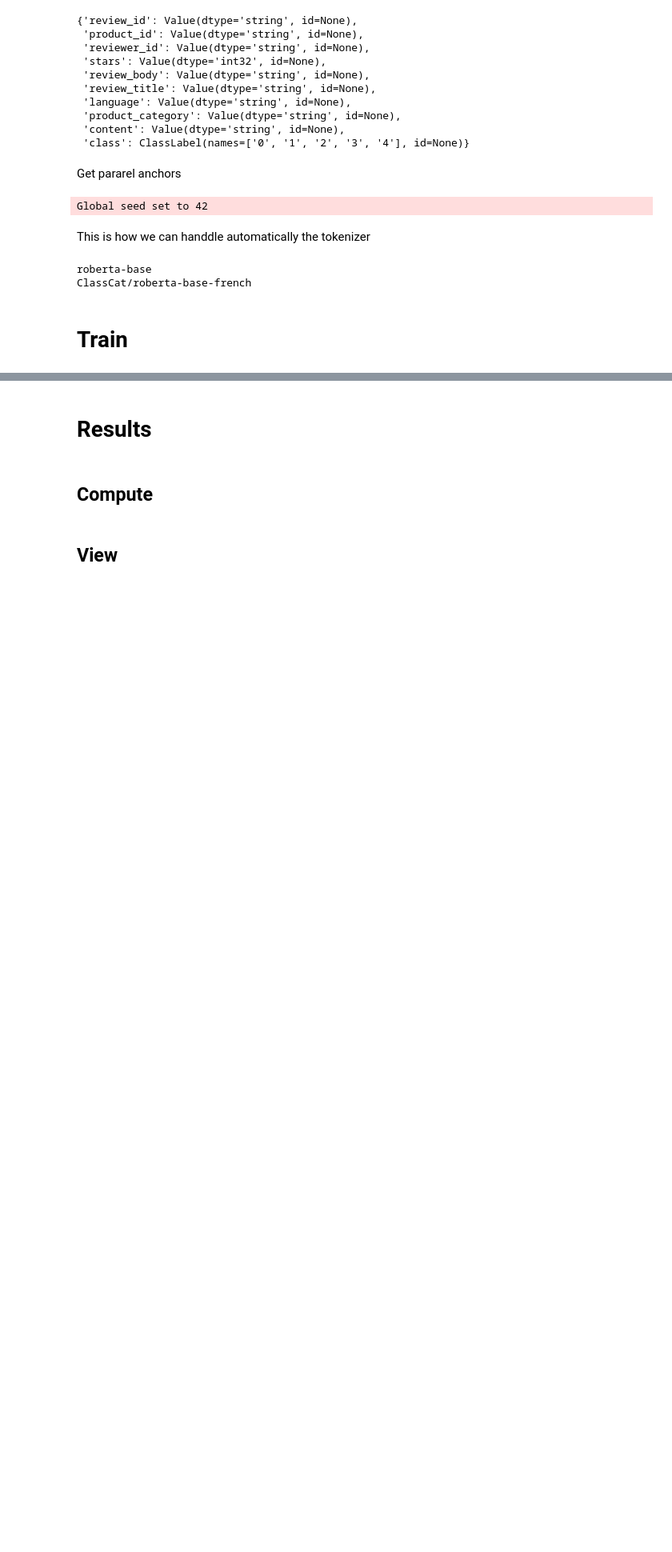
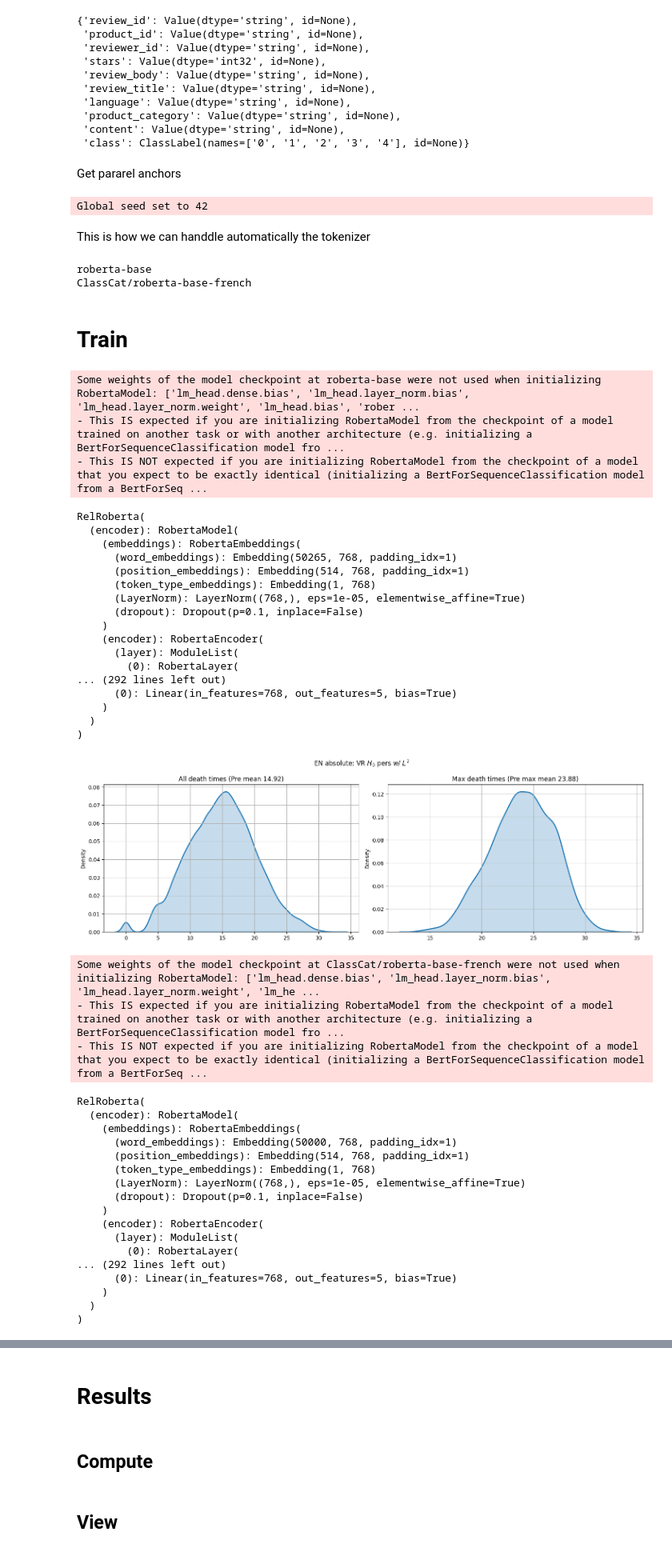
Before and after one commit to AGarciaCast/Topo_Reg_Relative_Rep, a Jupyter notebook: topo_multilingual_stitching.ipynb, the cells around one changed output, grey strips where cells are left out. Shown at 80% size. Cells and saved outputs as stored; diff of their text form; code cells hidden in the pictures; blank space fills up the shorter version.

Commit message:
new plots

```diff
--- a/topo_multilingual_stitching.ipynb
+++ b/topo_multilingual_stitching.ipynb
@@ -478,43 +477,86 @@ def train_network(lang, mode="relative", seed=24, test=False, topo=("pre", "L_2"
 # %%
 SEEDS = [0, 1]
-run = False
+run = True
 
-topo = True
 if run:
     for seed in tqdm(SEEDS, leave=False, desc="seed"):
-        for embedding_type in tqdm(["absolute"], leave=False, desc="embedding_type"):
-            for mode in ["topo"]:
+        for embedding_type in tqdm(["relative"], leave=False, desc="embedding_type"):
+            for mode in ["vanilla"]:
                 for train_lang in tqdm(["en", "fr"], leave=False, desc="lang"):
                     model = LitTopoRelRoberta.load_from_checkpoint(
                                   CHECKPOINT_PATH /
                                   f"{'fine_grained' if fine_grained else 'coarse_grained'}/{mode}_linear_{train_lang}_{embedding_type}_seed{seed}" /
                                   "lightning_logs/version_0/checkpoints/best.ckpt",
                                    linear=True)
 
                     model = model.net
+                    print(model)
                     is_rel = embedding_type=="relative"
                     if is_rel:
                         model.anchor_dataloader = anchors_lang2dataloader[train_lang]
 
 
                     res = test_model(model, test_lang2dataloader[train_lang][0])
                     with open("res.txt", "a") as f:
                         f.write(f"-------------###-------------\n")
 
                         f.write(f"precision {res[0]}\n")
                         f.write(f"recall {res[1]}\n")
                         f.write(f"acc {res[2]}\n")
                         f.write(f"fscore {res[3]}\n")
                         f.write(f"mae {res[4]}\n")
 
 
                     print("precision", res[0])
                     print("recall", res[1])
                     print("acc", res[2])
                     print("fscore", res[3])
                     print("mae", res[4])
+
                     topo_model(model, device, test_lang2dataloader[train_lang][1],
                      FIG_PATH / f"rel_{mode}"/
-                     f"{'fine_grained' if fine_grained else 'coarse_grained'}/best_topo_dist_{train_lang}_{embedding_type}_seed{seed}.png",
+                     f"{'fine_grained' if fine_grained else 'coarse_grained'}/best_full_topo_dist_linear_{train_lang}_{embedding_type}_seed{seed}.png",
                      title=f"{train_lang.upper()} {embedding_type}: VR " + r"$H_0$" + " pers w/ " + r"$L^2$",
                      pers="L_2", plot_topo=True, relative=is_rel);
+# %% [output]
+Some weights of the model checkpoint at roberta-base were not used when initializing RobertaModel: ['lm_head.dense.bias', 'lm_head.layer_norm.bias', 'lm_head.layer_norm.weight', 'lm_head.bias', 'rober ...
+- This IS expected if you are initializing RobertaModel from the checkpoint of a model trained on another task or with another architecture (e.g. initializing a BertForSequenceClassification model fro ...
+- This IS NOT expected if you are initializing RobertaModel from the checkpoint of a model that you expect to be exactly identical (initializing a BertForSequenceClassification model from a BertForSeq ...
+RelRoberta(
+  (encoder): RobertaModel(
+    (embeddings): RobertaEmbeddings(
+      (word_embeddings): Embedding(50265, 768, padding_idx=1)
+      (position_embeddings): Embedding(514, 768, padding_idx=1)
+      (token_type_embeddings): Embedding(1, 768)
+      (LayerNorm): LayerNorm((768,), eps=1e-05, elementwise_affine=True)
+      (dropout): Dropout(p=0.1, inplace=False)
+    )
+    (encoder): RobertaEncoder(
+      (layer): ModuleList(
+        (0): RobertaLayer(
+... (292 lines left out)
+      (0): Linear(in_features=768, out_features=5, bias=True)
+    )
+  )
+)
+[figure, added]
+Some weights of the model checkpoint at ClassCat/roberta-base-french were not used when initializing RobertaModel: ['lm_head.dense.bias', 'lm_head.layer_norm.bias', 'lm_head.layer_norm.weight', 'lm_he ...
+- This IS expected if you are initializing RobertaModel from the checkpoint of a model trained on another task or with another architecture (e.g. initializing a BertForSequenceClassification model fro ...
+- This IS NOT expected if you are initializing RobertaModel from the checkpoint of a model that you expect to be exactly identical (initializing a BertForSequenceClassification model from a BertForSeq ...
+RelRoberta(
+  (encoder): RobertaModel(
+    (embeddings): RobertaEmbeddings(
+      (word_embeddings): Embedding(50000, 768, padding_idx=1)
+      (position_embeddings): Embedding(514, 768, padding_idx=1)
+      (token_type_embeddings): Embedding(1, 768)
+      (LayerNorm): LayerNorm((768,), eps=1e-05, elementwise_affine=True)
+      (dropout): Dropout(p=0.1, inplace=False)
+    )
+    (encoder): RobertaEncoder(
+      (layer): ModuleList(
+        (0): RobertaLayer(
+... (292 lines left out)
+      (0): Linear(in_features=768, out_features=5, bias=True)
+    )
+  )
+)
```
Also changed, not shown: parts of 5 cells of this notebook, 19 other files.
